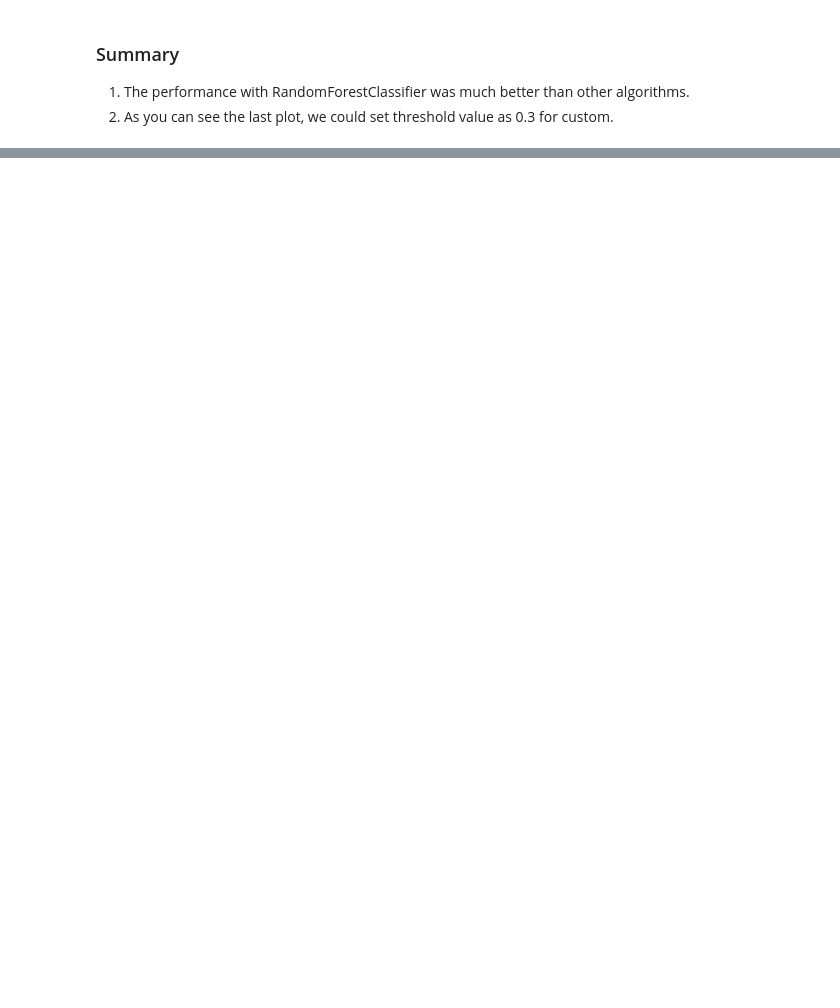
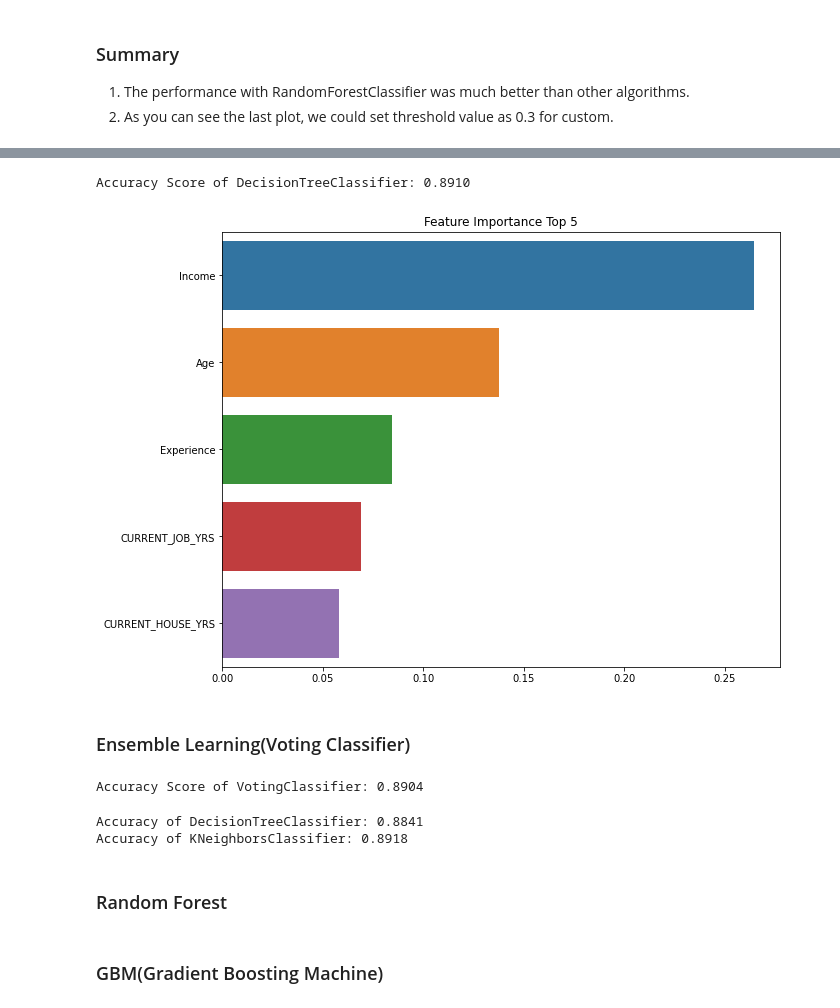
Before and after one commit to escortKwon/IndividualProjects_for_Portfolio, a Jupyter notebook: Loan Prediction/LoanPrediction.ipynb, the cells around one changed output, grey strips where cells are left out. Cells and saved outputs as stored; diff of their text form; code cells hidden in the pictures; blank space fills up the shorter version.

```diff
--- a/Loan Prediction/LoanPrediction.ipynb
+++ b/Loan Prediction/LoanPrediction.ipynb
@@ -143,0 +287,11 @@ precision_recall_curve_plot(y_test, custom_pred_proba)
+# %%
+# Tuning of hyperparameters by GridSearchCV
+params = {
+    'max_depth' : range(10, 30, 5),
+    'min_samples_split' : range(20, 40, 10)
+}
+
+grid_cv = GridSearchCV(dt_clf, param_grid=params, scoring='accuracy', cv=7, verbose=1, n_jobs=-1, refit=True)
+grid_cv.fit(X_train, y_train)
+print('The Best Average of Accuracy Scores by GridSearchCV: {0:.4f}'.format(grid_cv.best_score_))
+print('The Best Parameters for Optimization: ', grid_cv.best_params_)
@@ -143,0 +316,48 @@ precision_recall_curve_plot(y_test, custom_pred_proba)
+# %%
+best_dt_clf = grid_cv.best_estimator_
+best_pred = best_dt_clf.predict(X_test)
+best_accuracy = accuracy_score(y_test, best_pred)
+print('Accuracy Score of DecisionTreeClassifier: {0:.4f}'.format(best_accuracy))
+# %% [output]
+Accuracy Score of DecisionTreeClassifier: 0.8910
+# %%
+ftr_values = best_dt_clf.feature_importances_
+ftr_values = pd.Series(ftr_values, index=X_train.columns)
+ftr_top5 = ftr_values.sort_values(ascending=False)[:5]
+
+plt.figure(figsize=(10, 8))
+plt.title('Feature Importance Top 5')
+sns.barplot(x=ftr_top5, y=ftr_top5.index)
+plt.show()
+# %% [output]
+[figure, added]
+# %% [markdown]
+### Ensemble Learning(Voting Classifier)
+# %%
+# We have already created DeicisonTreeClassifier model above
+knn_clf = KNeighborsClassifier(n_neighbors=8)
+
+# Create VotingClassifier by soft voting
+vo_clf = VotingClassifier(estimators=[('DT', dt_clf), ('KNN', knn_clf)], voting='soft')
+
+# Fitting, Prediction and Evaluation of VotingClassifier
+vo_clf.fit(X_train, y_train)
+vo_pred = vo_clf.predict(X_test)
+print('Accuracy Score of VotingClassifier: {0:.4f}'.format(accuracy_score(y_test, vo_pred)))
+# %% [output]
+Accuracy Score of VotingClassifier: 0.8904
+# %%
+# Fitting, Prediction and Evalution by each model
+classifiers = [dt_clf, knn_clf]
+for classifier in classifiers:
+    classifier.fit(X_train, y_train)
+    pred = classifier.predict(X_test)
+    class_name = classifier.__class__.__name__
+    print('Accuracy Score of {0}: {1:.4f}'.format(class_name, accuracy_score(y_test, pred)))
+# %% [output]
+Accuracy of DecisionTreeClassifier: 0.8841
+Accuracy of KNeighborsClassifier: 0.8918
+# %% [markdown]
+### Random Forest
+# %% [markdown]
+### GBM(Gradient Boosting Machine)
```
Also changed, not shown: parts of 19 cells of this notebook.
